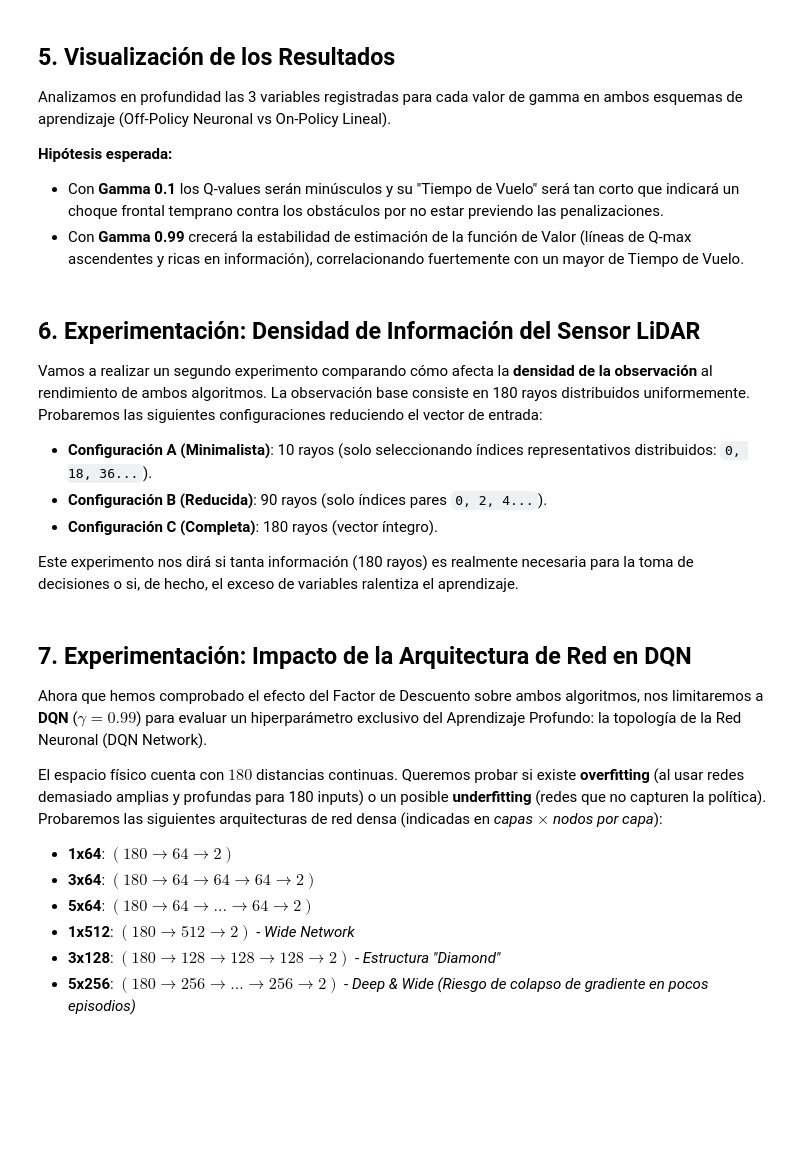
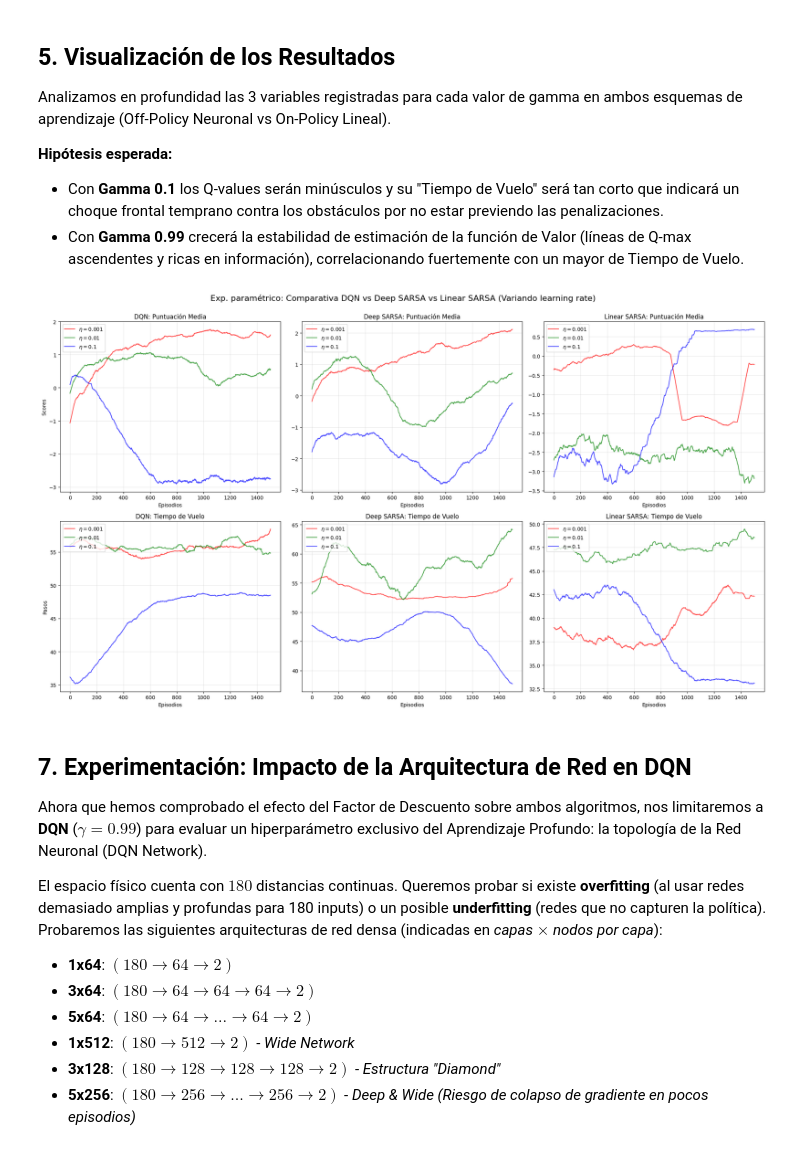
Before and after one commit to Bethimen/EML_Grupo11_25-26, a Jupyter notebook: Parte3/flappy_bird_lidar_study.ipynb, the cells around one changed output. Saved outputs shown, nothing was run; the diff lists cells and outputs as text; code cells hidden in the pictures; blank space fills up the shorter version.

```diff
--- a/Parte3/flappy_bird_lidar_study.ipynb
+++ b/Parte3/flappy_bird_lidar_study.ipynb
@@ -393,51 +1090,44 @@ Analizamos en profundidad las 3 variables registradas para cada valor de gamma e
 - Con **Gamma 0.1** los Q-values serán minúsculos y su "Tiempo de Vuelo" será tan corto que indicará un choque frontal temprano contra los obstáculos por no estar previendo las penalizaciones.
 - Con **Gamma 0.99** crecerá la estabilidad de estimación de la función de Valor (líneas de Q-max ascendentes y ricas en información), correlacionando fuertemente con un mayor de Tiempo de Vuelo.
 # %%
-def moving_average(data, window_size=25):
-    return np.convolve(data, np.ones(window_size)/window_size, mode='valid')
 
-fig, axs = plt.subplots(3, 2, figsize=(16, 18))
-fig.suptitle('Exp. paramétrico: Evolución de DQN y SARSA variando el Horizonte Temporal ($\gamma$)', fontsize=16)
 
-colors = {0.1: 'red', 0.7: 'green', 0.99: 'blue'}
+# Configuración de 3 columnas (DQN, Deep SARSA, Linear SARSA)
+fig, axs = plt.subplots(2, 3, figsize=(20, 12))
+fig.suptitle('Exp. paramétrico: Comparativa DQN vs Deep SARSA vs Linear SARSA (Variando learning rate)', fontsize=16)
 
-# ===== Parte DQN =====
-for g in gammas:
-    axs[0, 0].plot(moving_average(results_dqn[g]['scores']), label=f'$\gamma={g}$', color=colors[g], alpha=0.7)
-    axs[1, 0].plot(moving_average(results_dqn[g]['flights']), label=f'$\gamma={g}$', color=colors[g], alpha=0.7)
-    axs[2, 0].plot(moving_average(results_dqn[g]['qmax']), label=f'$\gamma={g}$', color=colors[g], alpha=0.7)
+colors = {0.001: 'red', 0.01: 'green', 0.1: 'blue'}
+lrs = [0.001, 0.01, 0.1]
 
-axs[0, 0].set_title('DQN: Puntuación Media (Reward)')
-axs[0, 0].set_ylabel('Scores Suavizados')
-axs[1, 0].set_title('DQN: Tiempo de Vuelo')
-axs[1, 0].set_ylabel('Pasos por Episodio (Supervivencia)')
-axs[2, 0].set_title('DQN: Estabilidad de Q')
-axs[2, 0].set_ylabel('Promedio del Max Q-Value')
+models = [
+    ("DQN", results_dqn),
+    ("Deep SARSA", results_deepsarsa),
+    ("Linear SARSA", results_linearsarsa)
+]
 
-# ===== Parte SARSA ======
-for g in gammas:
-    axs[0, 1].plot(moving_average(results_sarsa[g]['scores']), label=f'$\gamma={g}$', color=colors[g], alpha=0.7)
-    axs[1, 1].plot(moving_average(results_sarsa[g]['flights']), label=f'$\gamma={g}$', color=colors[g], alpha=0.7)
-    axs[2, 1].plot(moving_average(results_sarsa[g]['qmax']), label=f'$\gamma={g}$', color=colors[g], alpha=0.7)
+for col_idx, (model_name, results_dict) in enumerate(models):
+    ax_score = axs[0, col_idx]
+    ax_flight = axs[1, col_idx]
 
-axs[0, 1].set_title('SARSA Semi-Grad: Puntuación Media')
-axs[1, 1].set_title('SARSA Semi-Grad: Tiempo de Vuelo')
-axs[2, 1].set_title('SARSA Semi-Grad: Estabilidad de Q')
+    for lr in lrs:
+        if lr in results_dict:
+            data = results_dict[lr]
+            ax_score.plot(moving_average(data['scores'], window_size=500), label=f'$\eta={lr}$', color=colors[lr], alpha=0.7)
+            ax_flight.plot(moving_average(data['flights'], window_size=500), label=f'$\eta={lr}$', color=colors[lr], alpha=0.7)
 
-for ax in axs.flat:
-    ax.set_xlabel('Episodios')
-    ax.legend(loc="upper left")
-    ax.grid(True, alpha=0.3)
+    ax_score.set_title(f'{model_name}: Puntuación Media')
+    ax_score.set_ylabel('Scores' if col_idx == 0 else '')
+
+    ax_flight.set_title(f'{model_name}: Tiempo de Vuelo')
+    ax_flight.set_ylabel('Pasos' if col_idx == 0 else '')
+
+
+    for ax in [ax_score, ax_flight]:
+        ax.set_xlabel('Episodios')
+        ax.legend(loc="upper left")
+        ax.grid(True, alpha=0.3)
 
 plt.tight_layout(rect=[0, 0.03, 1, 0.98])
 plt.show()
+# %% [output]
+[figure, added]
-# %% [markdown]
-## 6. Experimentación: Densidad de Información del Sensor LiDAR
-
-Vamos a realizar un segundo experimento comparando cómo afecta la **densidad de la observación** al rendimiento de ambos algoritmos. La observación base consiste en 180 rayos distribuidos uniformemente. Probaremos las siguientes configuraciones reduciendo el vector de entrada:
-
-- **Configuración A (Minimalista)**: 10 rayos (solo seleccionando índices representativos distribuidos: `0, 18, 36...`).
-- **Configuración B (Reducida)**: 90 rayos (solo índices pares `0, 2, 4...`).
-- **Configuración C (Completa)**: 180 rayos (vector íntegro).
-
-Este experimento nos dirá si tanta información (180 rayos) es realmente necesaria para la toma de decisiones o si, de hecho, el exceso de variables ralentiza el aprendizaje.
```
Also changed, not shown: parts of 27 cells of this notebook.
